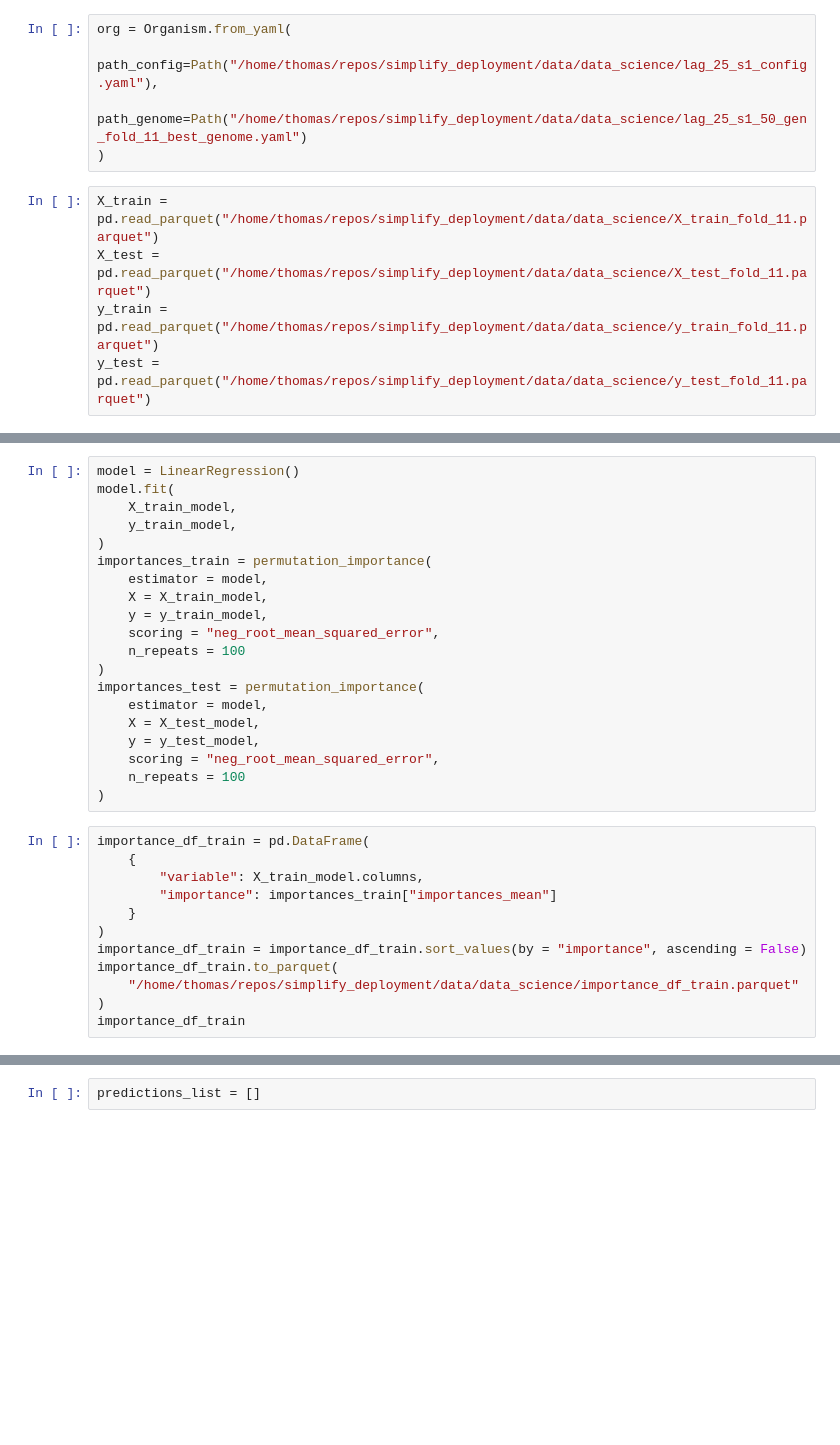
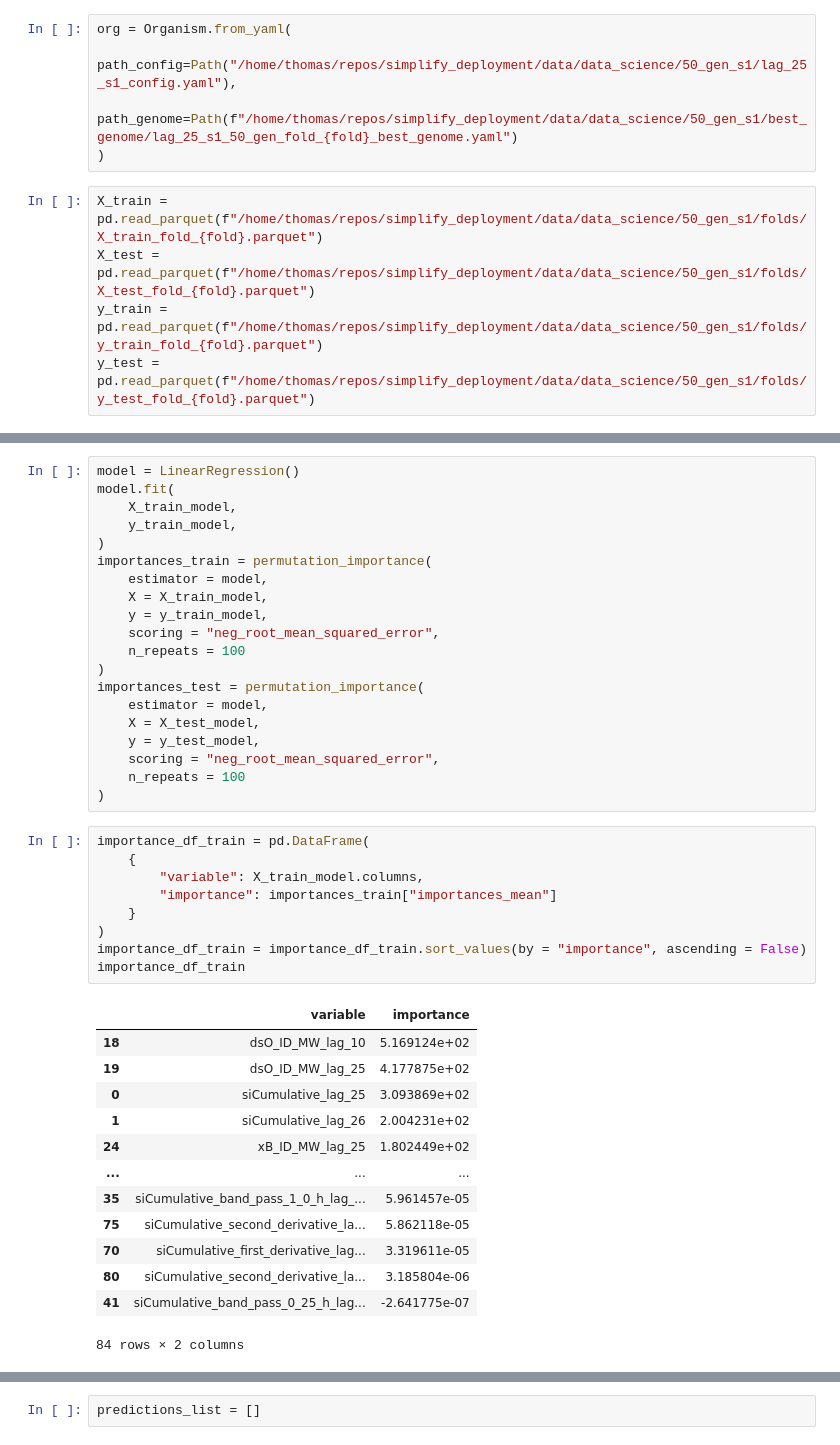
Before and after one commit to ThomasCrssrts/simplify_deployment, a Jupyter notebook: src/simplify_deployment/data_science/important_variables_analyse.ipynb, the cells around one changed output, grey strips where cells are left out. Drawn from its saved outputs; the diff is of its cells as text; blank space fills up the shorter version.

Commit message:
important variables

```diff
--- a/src/simplify_deployment/data_science/important_variables_analyse.ipynb
+++ b/src/simplify_deployment/data_science/important_variables_analyse.ipynb
@@ -11,13 +13,13 @@ from sklearn.metrics import mean_squared_error
 # %%
 org = Organism.from_yaml(
-    path_config=Path("/home/thomas/repos/simplify_deployment/data/data_science/lag_25_s1_config.yaml"),
-    path_genome=Path("/home/thomas/repos/simplify_deployment/data/data_science/lag_25_s1_50_gen_fold_11_best_genome.yaml")
+    path_config=Path("/home/thomas/repos/simplify_deployment/data/data_science/50_gen_s1/lag_25_s1_config.yaml"),
+    path_genome=Path(f"/home/thomas/repos/simplify_deployment/data/data_science/50_gen_s1/best_genome/lag_25_s1_50_gen_fold_{fold}_best_genome.yaml")
 )
 # %%
-X_train = pd.read_parquet("/home/thomas/repos/simplify_deployment/data/data_science/X_train_fold_11.parquet")
-X_test = pd.read_parquet("/home/thomas/repos/simplify_deployment/data/data_science/X_test_fold_11.parquet")
-y_train = pd.read_parquet("/home/thomas/repos/simplify_deployment/data/data_science/y_train_fold_11.parquet")
-y_test = pd.read_parquet("/home/thomas/repos/simplify_deployment/data/data_science/y_test_fold_11.parquet")
+X_train = pd.read_parquet(f"/home/thomas/repos/simplify_deployment/data/data_science/50_gen_s1/folds/X_train_fold_{fold}.parquet")
+X_test = pd.read_parquet(f"/home/thomas/repos/simplify_deployment/data/data_science/50_gen_s1/folds/X_test_fold_{fold}.parquet")
+y_train = pd.read_parquet(f"/home/thomas/repos/simplify_deployment/data/data_science/50_gen_s1/folds/y_train_fold_{fold}.parquet")
+y_test = pd.read_parquet(f"/home/thomas/repos/simplify_deployment/data/data_science/50_gen_s1/folds/y_test_fold_{fold}.parquet")
 # %%
 y_train_model, X_train_model = org.create_y_X(
     y_train,
@@ -52,15 +54,26 @@ importances_test = permutation_importance(
 # %%
 importance_df_train = pd.DataFrame(
     {
         "variable": X_train_model.columns,
         "importance": importances_train["importances_mean"]
     }
 )
 importance_df_train = importance_df_train.sort_values(by = "importance", ascending = False)
-importance_df_train.to_parquet(
-    "/home/thomas/repos/simplify_deployment/data/data_science/importance_df_train.parquet"
-)
 importance_df_train
+# %% [output]
+|  | variable | importance |
+| 18 | dsO_ID_MW_lag_10 | 5.169124e+02 |
+| 19 | dsO_ID_MW_lag_25 | 4.177875e+02 |
+| 0 | siCumulative_lag_25 | 3.093869e+02 |
+| 1 | siCumulative_lag_26 | 2.004231e+02 |
+| 24 | xB_ID_MW_lag_25 | 1.802449e+02 |
+| ... | ... | ... |
+| 35 | siCumulative_band_pass_1_0_h_lag_... | 5.961457e-05 |
+| 75 | siCumulative_second_derivative_la... | 5.862118e-05 |
+| 70 | siCumulative_first_derivative_lag... | 3.319611e-05 |
+| 80 | siCumulative_second_derivative_la... | 3.185804e-06 |
+| 41 | siCumulative_band_pass_0_25_h_lag... | -2.641775e-07 |
+84 rows × 2 columns
 # %%
 fig = px.bar(
     importance_df_train,
```
Also changed, not shown: parts of 10 cells of this notebook.
